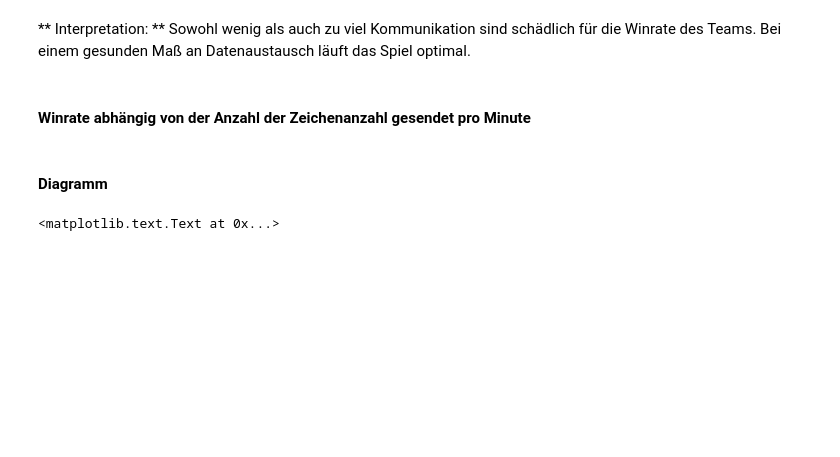
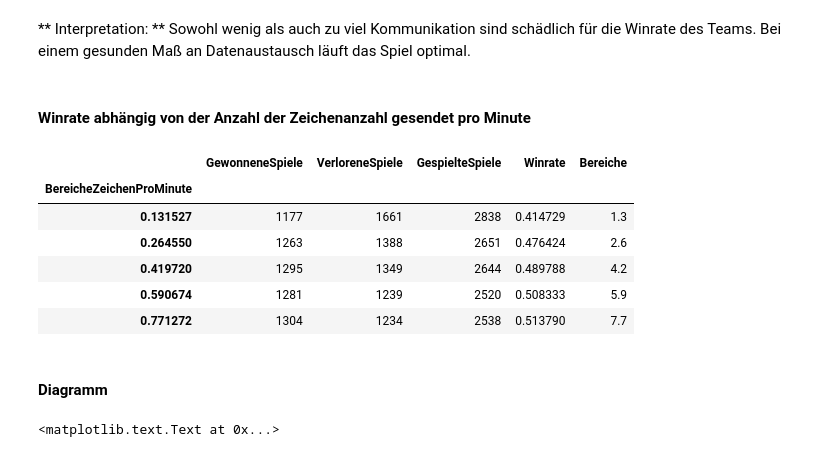
Before and after one commit to agruenth/BDA_SS17, a Jupyter notebook: Untitled.ipynb, the cells around one changed output. Cells and saved outputs as stored; diff of their text form; code cells hidden in the pictures; blank space fills up the shorter version.

```diff
--- a/Untitled.ipynb
+++ b/Untitled.ipynb
@@ -347,6 +359,17 @@ groupedquantile['GespielteSpiele'] = groupedquantile.GewonneneSpiele + groupedqu
 # Berechnung der Winrate pro Bereich
 groupedquantile['Winrate'] = groupedquantile.GewonneneSpiele/groupedquantile.GespielteSpiele
 groupedquantile['Bereiche'] = [round(x*10,1) for x in groupedquantile.index.values]
+# %%
+# Gemeinsamer Datensatz aus beiden getrennten Datensätzen
+groupedquantile.head()
+# %% [output]
+|  | GewonneneSpiele | VerloreneSpiele | GespielteSpiele | Winrate | Bereiche |
+| BereicheZeichenProMinute |  |  |  |  |  |
+| 0.131527 | 1177 | 1661 | 2838 | 0.414729 | 1.3 |
+| 0.264550 | 1263 | 1388 | 2651 | 0.476424 | 2.6 |
+| 0.419720 | 1295 | 1349 | 2644 | 0.489788 | 4.2 |
+| 0.590674 | 1281 | 1239 | 2520 | 0.508333 | 5.9 |
+| 0.771272 | 1304 | 1234 | 2538 | 0.513790 | 7.7 |
 # %% [markdown]
 #### Diagramm
 # %%
```
Also changed, not shown: parts of 6 cells of this notebook.
